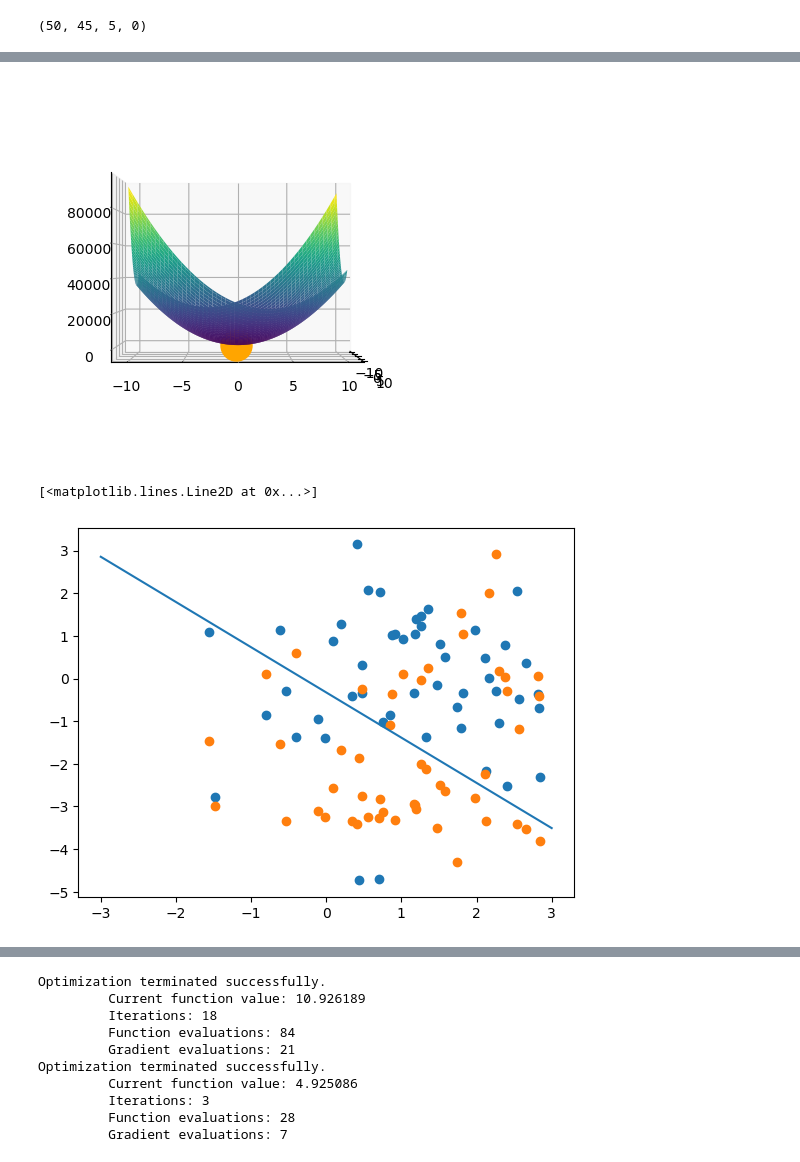
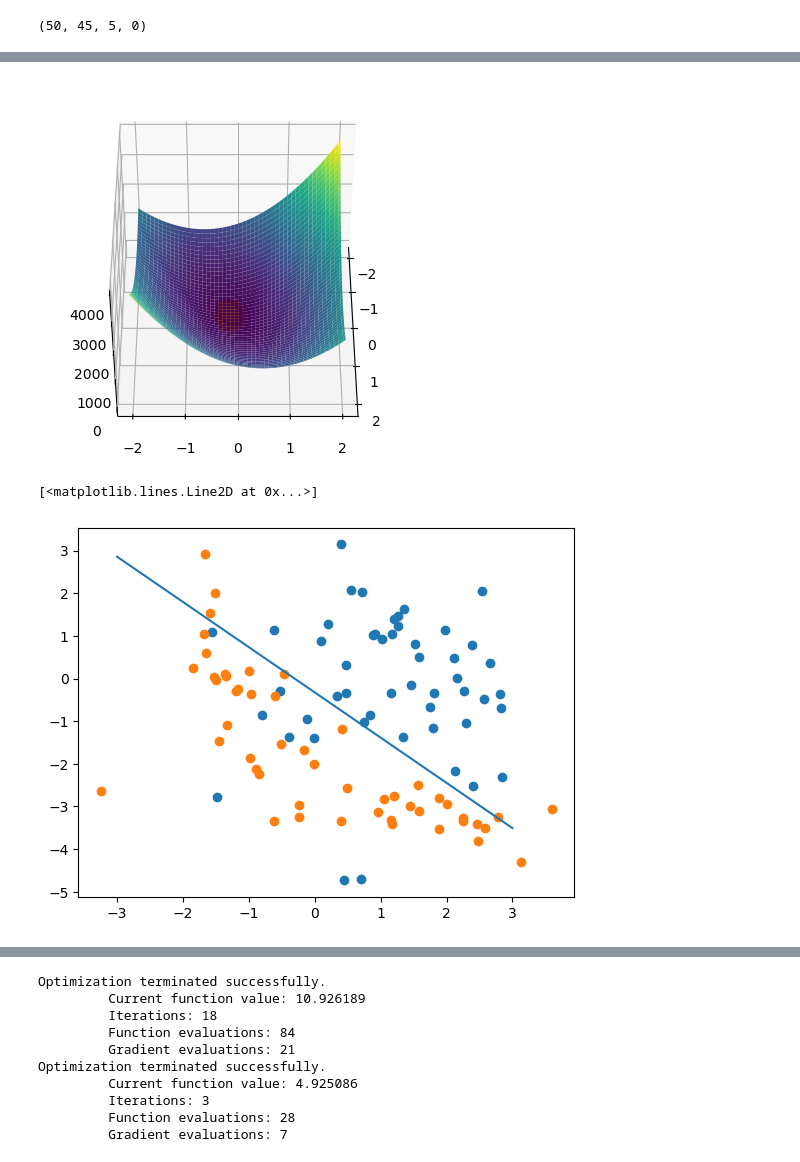
Before and after one commit to asaha1203/cx-4803, a Jupyter notebook: hw_7/hw_7_q4.ipynb, the cells around one changed output, grey strips where cells are left out. Drawn from its saved outputs; the diff is of its cells as text; code cells hidden in the pictures.

```diff
--- a/hw_7/hw_7_q4.ipynb
+++ b/hw_7/hw_7_q4.ipynb
@@ -61,7 +61,7 @@ Optimization terminated successfully.
 (50, 45, 5, 0)
 # %%
 nv = 100
-xval = np.linspace(-10,10,nv)
+xval = np.linspace(-2,2,nv)
 x1,x2 = np.meshgrid(xval,xval)
 # %%
 cel = np.zeros((nv,nv))
@@ -82,19 +82,19 @@ ax.view_init(0, 0)
 # %%
 fig, ax = plt.subplots(subplot_kw={"projection": "3d"})
 surf = ax.plot_surface(x1, x2, msel, cmap=cm.viridis,linewidth=0)
 ax.scatter(w2[1],w2[2],MSE_loss(w2),s=500, color="orange")
-ax.view_init(0, 0)
+ax.view_init(45, 0)
 # %% [output]
-[figure, old version]
+[figure, new version]
 # %%
 #plot stuff
 plt.scatter(x[0:50,0], x[0:50,1])
-plt.scatter(x[0:50,0], x[50:100,1])
+plt.scatter(x[50:100,0], x[50:100,1])
 xvalues = np.linspace(-3,3,100)
 plt.plot(xvalues, -(w1[0] + w1[1] * xvalues) / w1[2])
 # %% [output]
 [<matplotlib.lines.Line2D at 0x...>]
-[figure, old version]
+[figure, new version]
 # %%
 #plot stuff
 plt.scatter(x[0:50,0], x[0:50,1])
```
Also changed, not shown: parts of 8 cells of this notebook, 3 other files.
